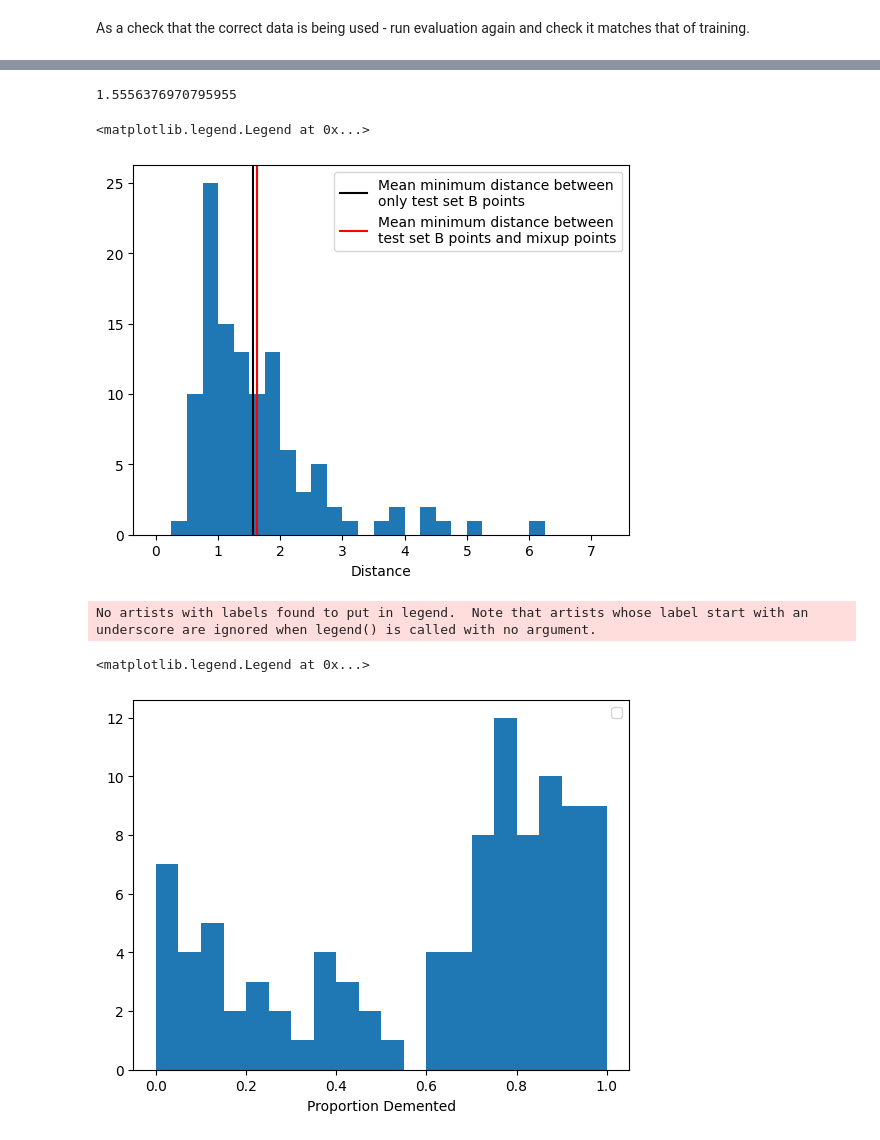
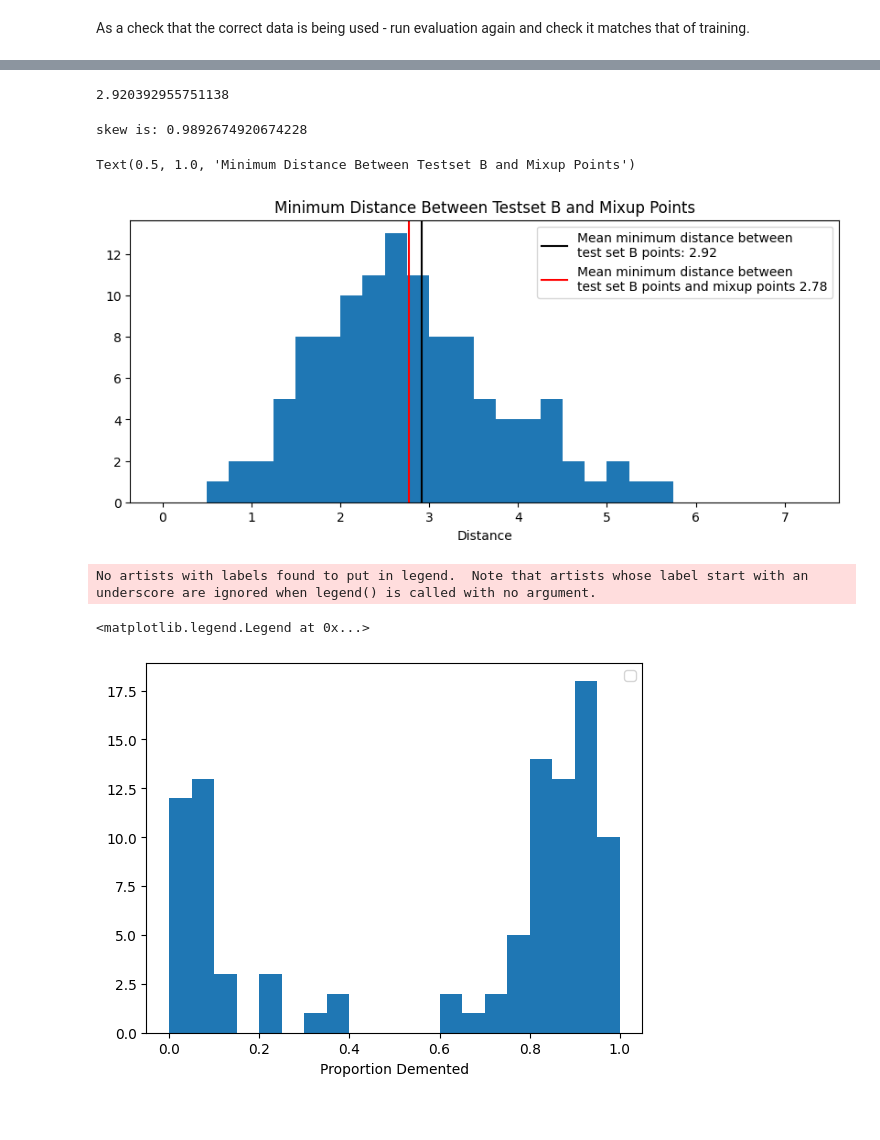
Before and after one commit to willpoulett/dementia_muba_investigation, a Jupyter notebook: muba_2.ipynb, the cells around one changed output, grey strips where cells are left out. Drawn from its saved outputs; the diff is of its cells as text; code cells hidden in the pictures; blank space fills up the shorter version.

```diff
--- a/muba_2.ipynb
+++ b/muba_2.ipynb
@@ -82,7 +82,7 @@ print(f"Classes are {encoder.classes_}")
 48 112 160 6080
 Classes are ['Demented' 'NonDem']
 # %%
-model_A = keras.models.load_model("basic_model.h5")
+model_A = keras.models.load_model("basic_model_mixup_2.h5")
 
 # Load model with final hidden layer activations
 temp_model = tf.keras.Model(model_A.input,model_A.layers[-2].output)
@@ -461,4 +461,5 @@ final_layers_true_images = true_images_df["final_layer"]
 final_layers_true_images_B = true_images_B_df["final_layer"]
 
 test_set_A = df[df["test_set"] == "A"]
+test_set_B = df[df["test_set"] == "B"]
 final_layers_all_images = test_set_A["final_layer"]
@@ -558,35 +667,41 @@ for i, vector in enumerate(layer_array):
 
         vector = new_v
 
-    x = layer_array.pop(i)
-
-    av_distances.append(tree.query(vector)[0])
+    av_distances.append(tree_Bs.query(vector,p=2,k=2)[0][1])
 
 print(np.mean(av_distances))
 # %% [output]
-1.5556376970795955
+2.920392955751138
 # %%
-fig,ax = plt.subplots(1,1)
+from scipy.stats import skew
 
-ax.hist(distances, bins = [0.25 * i for i in range(30)])
-ax.axvline(np.mean(av_distances), color = "black", label = "Mean minimum distance between\nonly test set B points")
-ax.axvline(np.mean(distances), color = "red", label = "Mean minimum distance between\ntest set B points and mixup points")
+fig,ax = plt.subplots(1,1, figsize = (10,4))
+
+ax.hist(distances_mix, bins = [0.25 * i for i in range(30)])
+
+ax.axvline(np.mean(av_distances), color = "black", label = f"Mean minimum distance between\ntest set B points: {round(np.mean(av_distances),2)}")
+ax.axvline(np.mean(distances_mix), color = "red", label = f"Mean minimum distance between\ntest set B points and mixup points {round(np.mean(distances_mix),2)}")
 
 ax.set_xlabel("Distance")
 ax.legend()
+
+print("skew is:",skew(av_distances) )
+
+plt.title("Minimum Distance Between Testset B and Mixup Points")
 # %% [output]
-<matplotlib.legend.Legend at 0x...>
+skew is: 0.9892674920674228
+Text(0.5, 1.0, 'Minimum Distance Between Testset B and Mixup Points')
-[figure, old version]
+[figure, new version]
 # %%
 fig,ax = plt.subplots(1,1)
 
-ax.hist(alphas, bins = [0.05 * i for i in range(21)])
+ax.hist([a for a in alphas if a is not None], bins = [0.05 * i for i in range(21)])
 ax.set_xlabel("Proportion Demented")
 ax.legend()
 # %% [output]
 No artists with labels found to put in legend.  Note that artists whose label start with an underscore are ignored when legend() is called with no argument.
 <matplotlib.legend.Legend at 0x...>
-[figure, old version]
+[figure, new version]
 # %%
 x1 = [pred[0] for pred in mixup_images_df["pred"]]
 y1 = [a for a in mixup_images_df["alpha_class_0"]]
```
Also changed, not shown: parts of 34 cells of this notebook, 4 other files.
